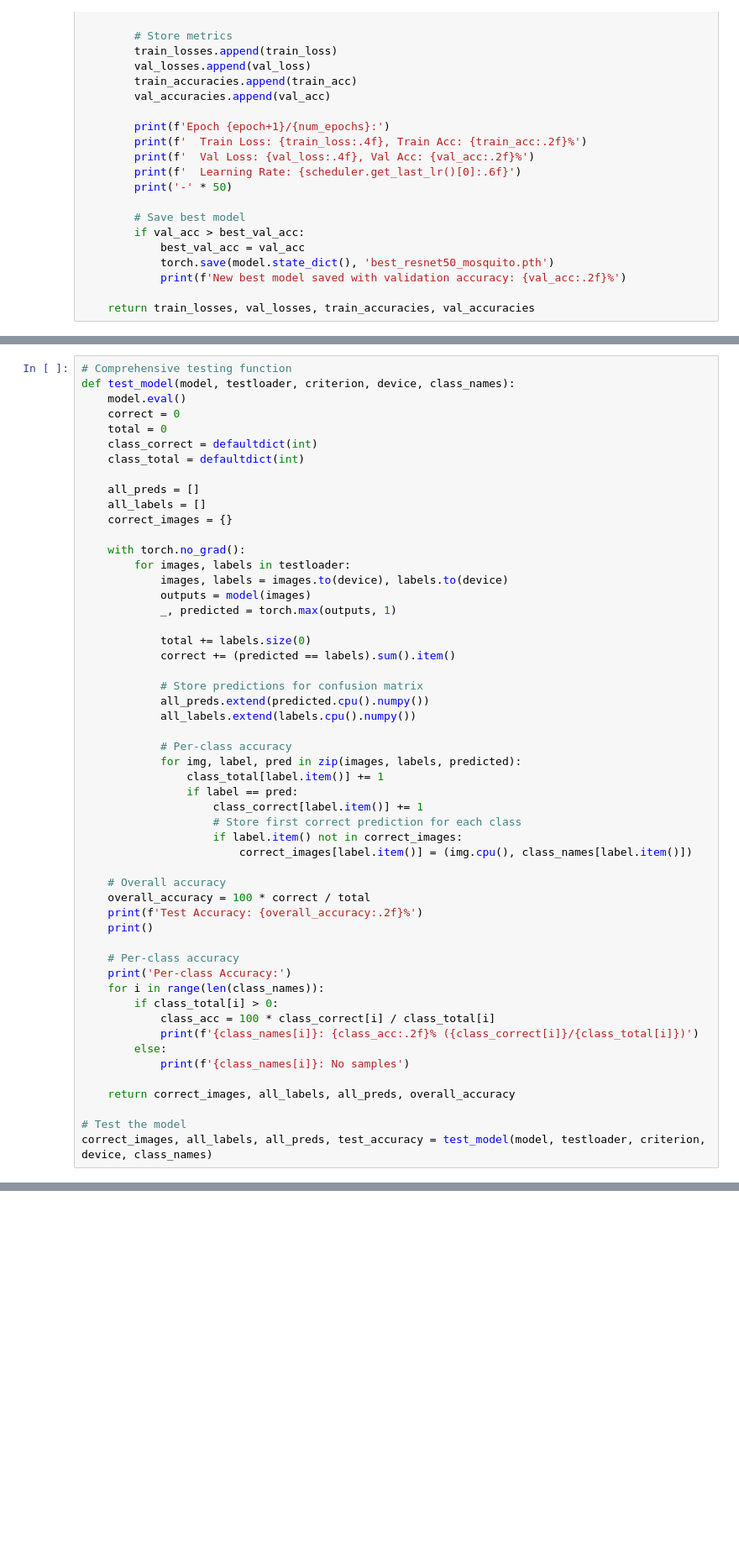
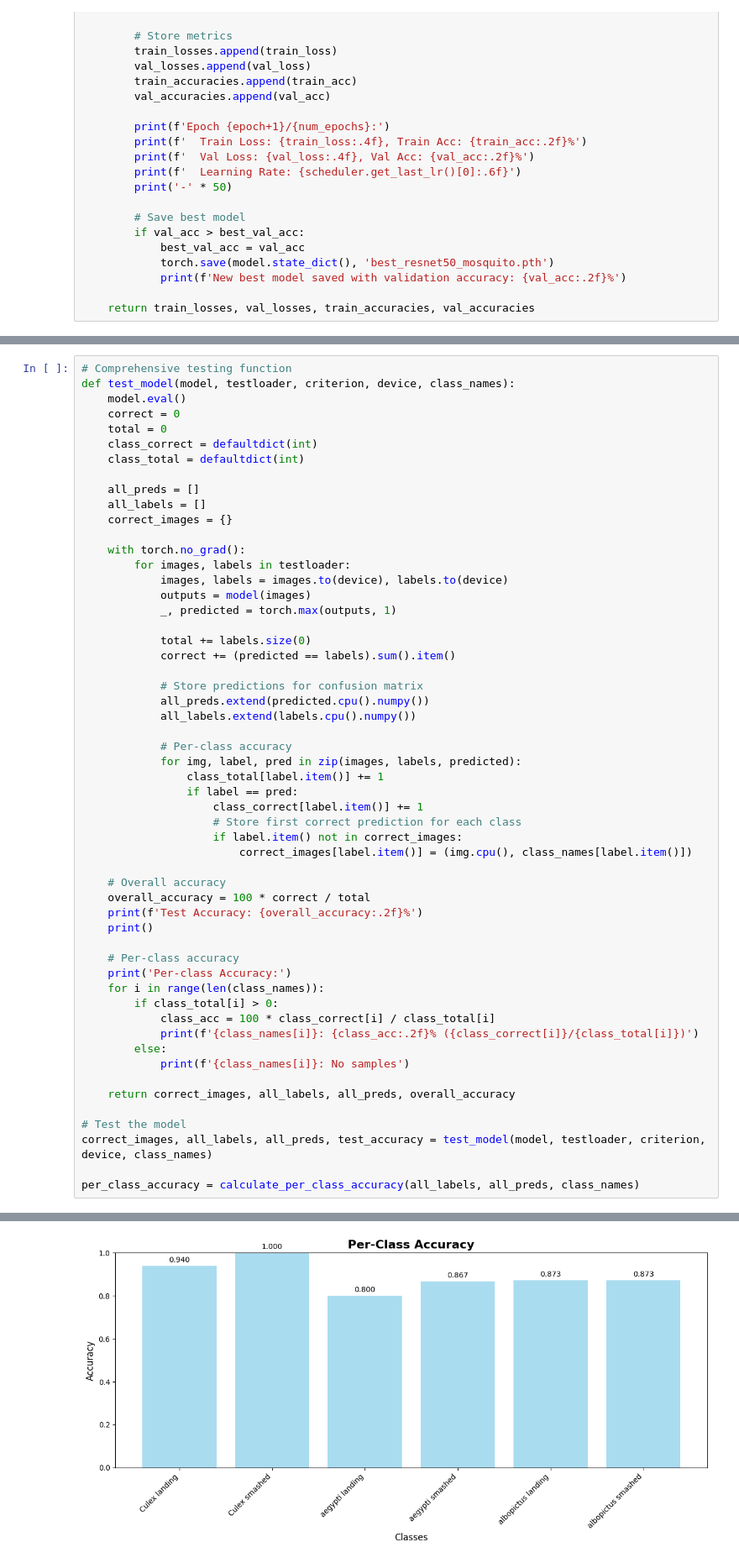
Before and after one commit to Iwan-LMX/COMP_9444_Assignment2, a Jupyter notebook: resnet50.ipynb, the cells around one changed output, grey strips where cells are left out. Shown at 84% size. Drawn from its saved outputs; the diff is of its cells as text; blank space fills up the shorter version.

```diff
--- a/resnet50.ipynb
+++ b/resnet50.ipynb
@@ -441,6 +566,8 @@ def test_model(model, testloader, criterion, device, class_names):
 
 # Test the model
 correct_images, all_labels, all_preds, test_accuracy = test_model(model, testloader, criterion, device, class_names)
+
+per_class_accuracy = calculate_per_class_accuracy(all_labels, all_preds, class_names)
 # %% [output]
 Test Accuracy: 89.22%
 
@@ -454,3 +591,4 @@ albopictus smashed: 82.00% (246/300)
+[figure, added]
 # %%
 # Visualization functions
 def plot_correct_predictions(correct_images, class_names):
```
Also changed, not shown: parts of 16 cells of this notebook.
